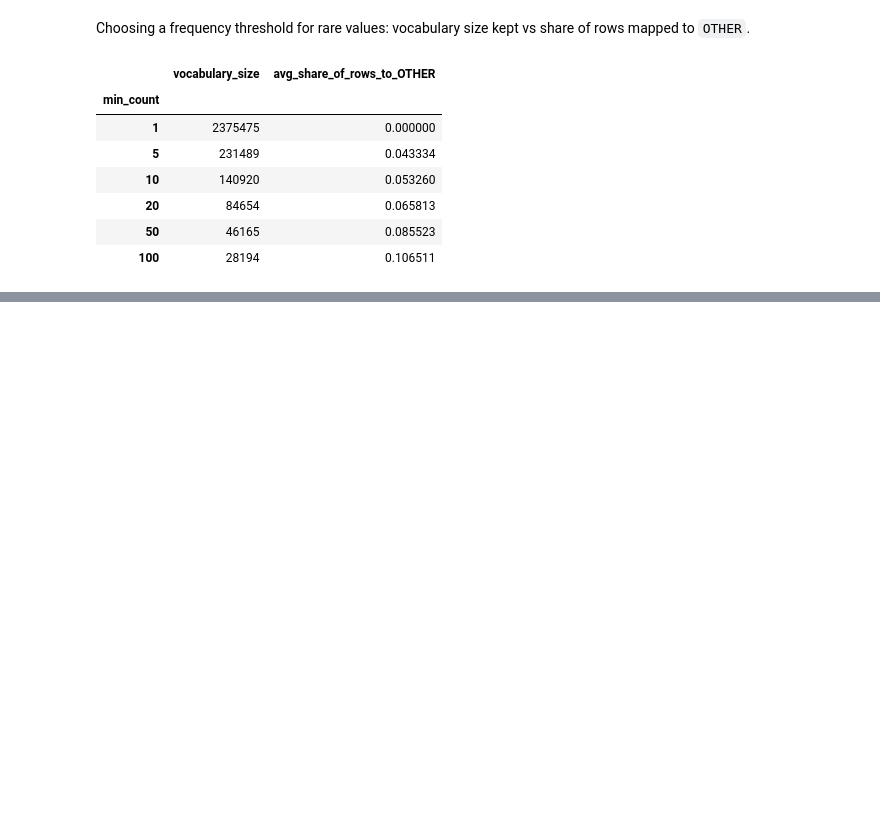
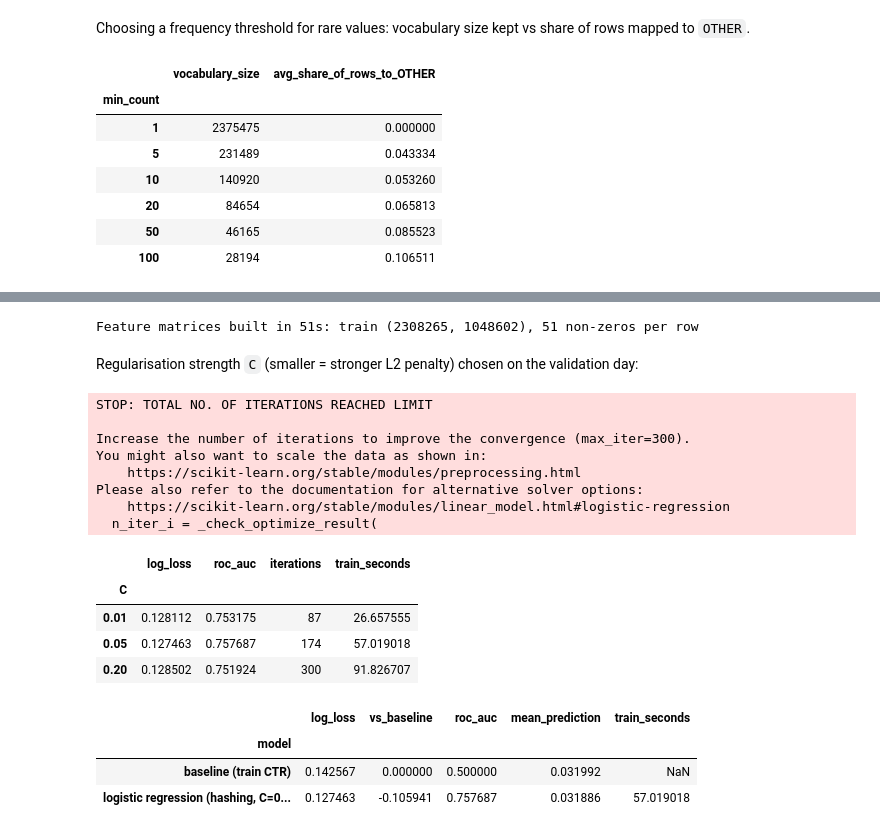
Before and after one commit to Mam-s/ctr_criteo, a Jupyter notebook: notebooks/exploration.ipynb, the cells around one changed output, grey strips where cells are left out. Drawn from its saved outputs; the diff is of its cells as text; code cells hidden in the pictures; blank space fills up the shorter version.

```diff
--- a/notebooks/exploration.ipynb
+++ b/notebooks/exploration.ipynb
@@ -412,0 +469,62 @@ pd.DataFrame(rows).set_index("min_count")
+# %%
+N_HASH_BUCKETS = 2**20
+hasher = FeatureHasher(n_features=N_HASH_BUCKETS, input_type="string", alternate_sign=False)
+
+
+def numeric_features(frame: pd.DataFrame) -> pd.DataFrame:
+    X = frame[INT_COLS].astype(float)
+    X.loc[X["integer_feature_8"] < 0, "integer_feature_8"] = np.nan
+    is_missing = X.isna().astype(np.float32).add_suffix("_missing")
+    return pd.concat([np.log1p(X).fillna(0), is_missing], axis=1)
+
+
+def hashed_categoricals(frame: pd.DataFrame) -> sp.csr_matrix:
+    tokens = [(col + "=") + frame[col].astype(object).fillna("MISSING").astype(str) for col in CAT_COLS]
+    return hasher.transform(zip(*tokens))
+
+
+start = time.time()
+scaler = StandardScaler()
+X_train_lr = sp.hstack([sp.csr_matrix(scaler.fit_transform(numeric_features(train))), hashed_categoricals(train)]).tocsr()
+X_val_lr = sp.hstack([sp.csr_matrix(scaler.transform(numeric_features(val))), hashed_categoricals(val)]).tocsr()
+print(f"Feature matrices built in {time.time() - start:.0f}s: train {X_train_lr.shape}, {X_train_lr.nnz / X_train_lr.shape[0]:.0f} non-zeros per row")
+# %% [output]
+Feature matrices built in 51s: train (2308265, 1048602), 51 non-zeros per row
+# %% [markdown]
+Regularisation strength `C` (smaller = stronger L2 penalty) chosen on the validation day:
+# %%
+lr_search = []
+lr_models = {}
+for C in (0.01, 0.05, 0.2):
+    start = time.time()
+    model = LogisticRegression(C=C, max_iter=300)
+    model.fit(X_train_lr, y_train)
+    seconds = time.time() - start
+    p_val = model.predict_proba(X_val_lr)[:, 1]
+    lr_models[C] = (model, p_val, seconds)
+    lr_search.append({"C": C, "log_loss": log_loss(y_val, p_val), "roc_auc": roc_auc_score(y_val, p_val),
+                      "iterations": model.n_iter_[0], "train_seconds": seconds})
+pd.DataFrame(lr_search).set_index("C")
+# %% [output]
+STOP: TOTAL NO. OF ITERATIONS REACHED LIMIT
+
+Increase the number of iterations to improve the convergence (max_iter=300).
+You might also want to scale the data as shown in:
+    https://scikit-learn.org/stable/modules/preprocessing.html
+Please also refer to the documentation for alternative solver options:
+    https://scikit-learn.org/stable/modules/linear_model.html#logistic-regression
+  n_iter_i = _check_optimize_result(
+|  | log_loss | roc_auc | iterations | train_seconds |
+| C |  |  |  |  |
+| 0.01 | 0.128112 | 0.753175 | 87 | 26.657555 |
+| 0.05 | 0.127463 | 0.757687 | 174 | 57.019018 |
+| 0.20 | 0.128502 | 0.751924 | 300 | 91.826707 |
+# %%
+best_C = min(lr_models, key=lambda C: log_loss(y_val, lr_models[C][1]))
+lr_model, p_val_lr, lr_seconds = lr_models[best_C]
+evaluate(f"logistic regression (hashing, C={best_C})", y_val, p_val_lr, lr_seconds)
+# %% [output]
+|  | log_loss | vs_baseline | roc_auc | mean_prediction | train_seconds |
+| model |  |  |  |  |  |
+| baseline (train CTR) | 0.142567 | 0.000000 | 0.500000 | 0.031992 | NaN |
+| logistic regression (hashing, C=0... | 0.127463 | -0.105941 | 0.757687 | 0.031886 | 57.019018 |
```
Also changed, not shown: parts of 9 cells of this notebook.
